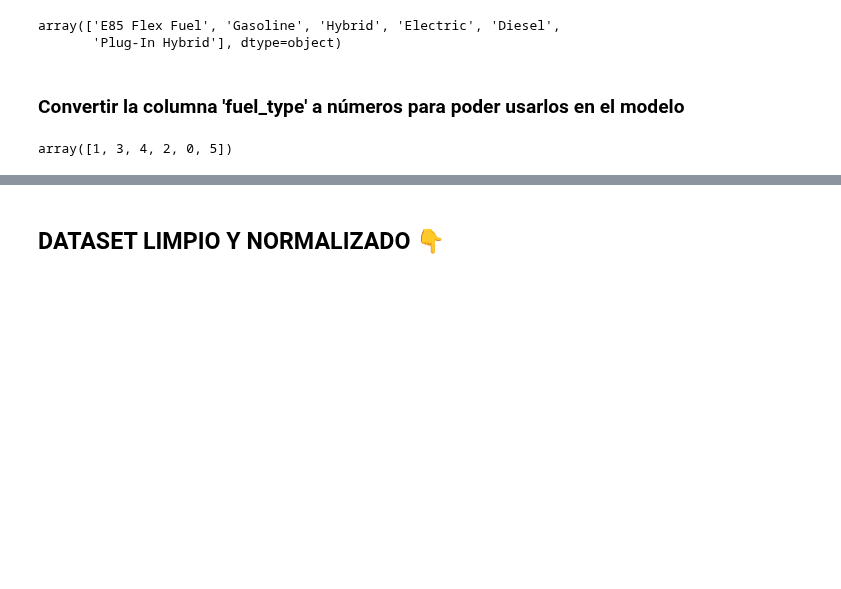
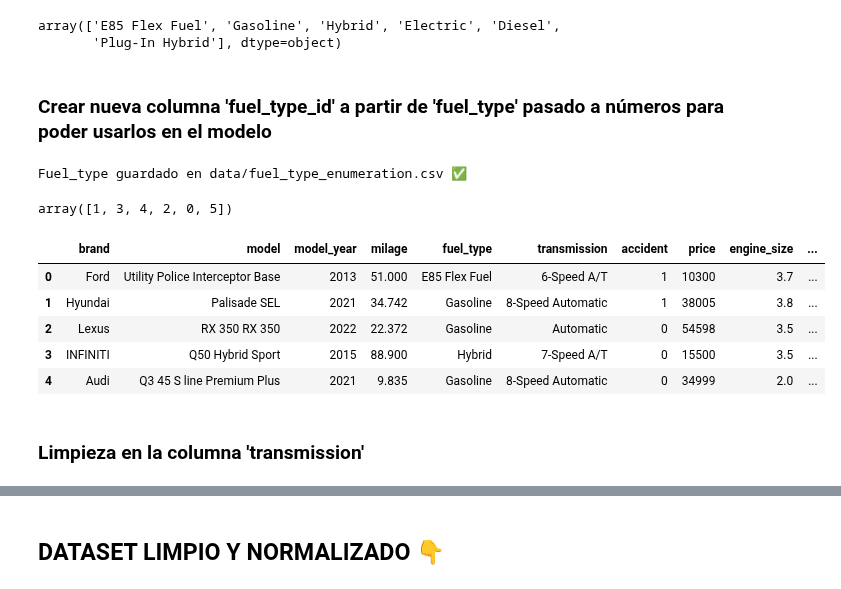
Before and after one commit to mariasuescum/Regression-of-Used-Car-Prices-Project, a Jupyter notebook: used-cars.ipynb, the cells around one changed output, grey strips where cells are left out. Drawn from its saved outputs; the diff is of its cells as text; code cells hidden in the pictures; blank space fills up the shorter version.

```diff
--- a/used-cars.ipynb
+++ b/used-cars.ipynb
@@ -309,7 +309,7 @@ df['fuel_type'].unique()
 array(['E85 Flex Fuel', 'Gasoline', 'Hybrid', 'Electric', 'Diesel',
        'Plug-In Hybrid'], dtype=object)
 # %% [markdown]
-### Convertir la columna 'fuel_type' a números para poder usarlos en el modelo
+### Crear nueva columna 'fuel_type_id' a partir de 'fuel_type' pasado a números para poder usarlos en el modelo
 # %%
 from sklearn.preprocessing import LabelEncoder
 
@@ -317,5 +317,13 @@ from sklearn.preprocessing import LabelEncoder
 le_fuel = LabelEncoder()
 
 # transformamos la columna fuel_type a int
-df['fuel_type'] = le_fuel.fit_transform(df['fuel_type'])
+df['fuel_type_id'] = le_fuel.fit_transform(df['fuel_type'])
+
+fuel_mapping = {fuel: i for i, fuel in enumerate(le_fuel.classes_)}
+fuel_df = pd.DataFrame(list(fuel_mapping.items()), columns=["fuel_type", "code"])
+fuel_df.to_csv("data/fuel_type_enumeration.csv", index=False)
+
+print("Fuel_type guardado en data/fuel_type_enumeration.csv ✅")
+# %% [output]
+Fuel_type guardado en data/fuel_type_enumeration.csv ✅
 # %%
@@ -323,2 +331,13 @@ df['fuel_type'].unique()
 # %% [output]
 array([1, 3, 4, 2, 0, 5])
+# %%
+df.head(5)
+# %% [output]
+|  | brand | model | model_year | milage | fuel_type | transmission | accident | price | engine_size | ... |
+| 0 | Ford | Utility Police Interceptor Base | 2013 | 51.000 | E85 Flex Fuel | 6-Speed A/T | 1 | 10300 | 3.7 | ... |
+| 1 | Hyundai | Palisade SEL | 2021 | 34.742 | Gasoline | 8-Speed Automatic | 1 | 38005 | 3.8 | ... |
+| 2 | Lexus | RX 350 RX 350 | 2022 | 22.372 | Gasoline | Automatic | 0 | 54598 | 3.5 | ... |
+| 3 | INFINITI | Q50 Hybrid Sport | 2015 | 88.900 | Hybrid | 7-Speed A/T | 0 | 15500 | 3.5 | ... |
+| 4 | Audi | Q3 45 S line Premium Plus | 2021 | 9.835 | Gasoline | 8-Speed Automatic | 0 | 34999 | 2.0 | ... |
+# %% [markdown]
+### Limpieza en la columna 'transmission'
```
Also changed, not shown: parts of 4 cells of this notebook, 2 other files.
